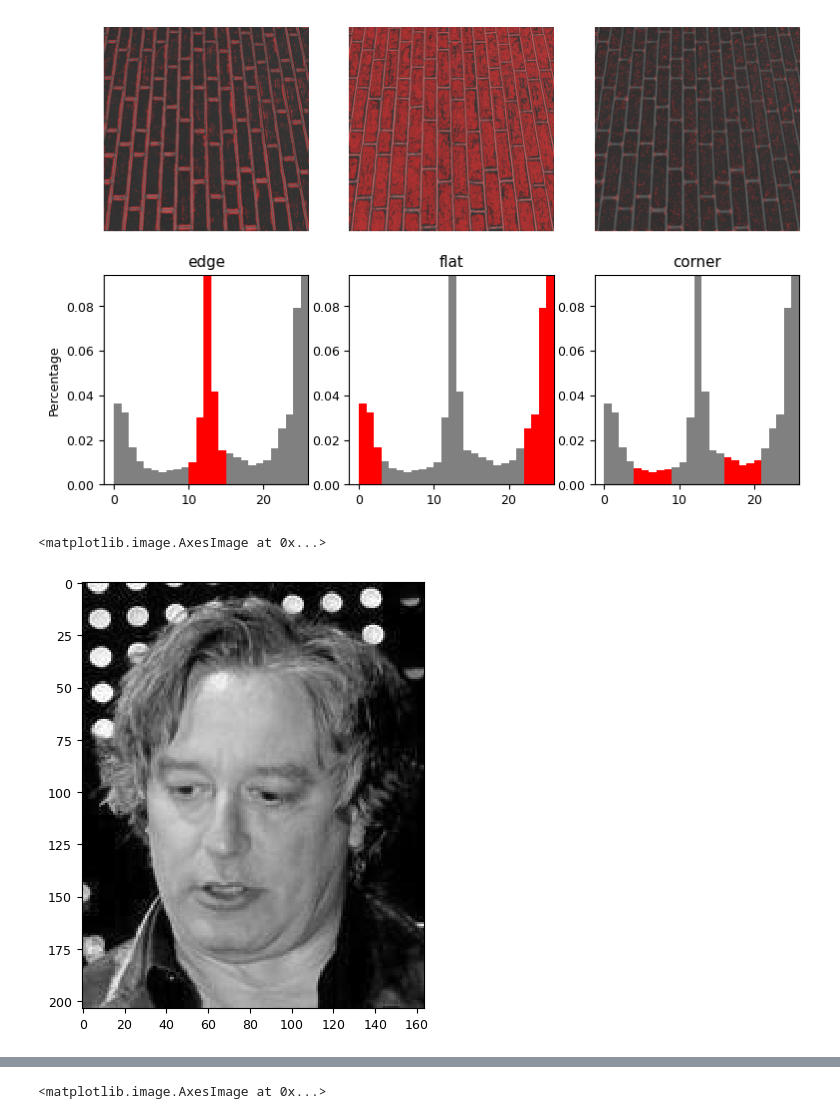
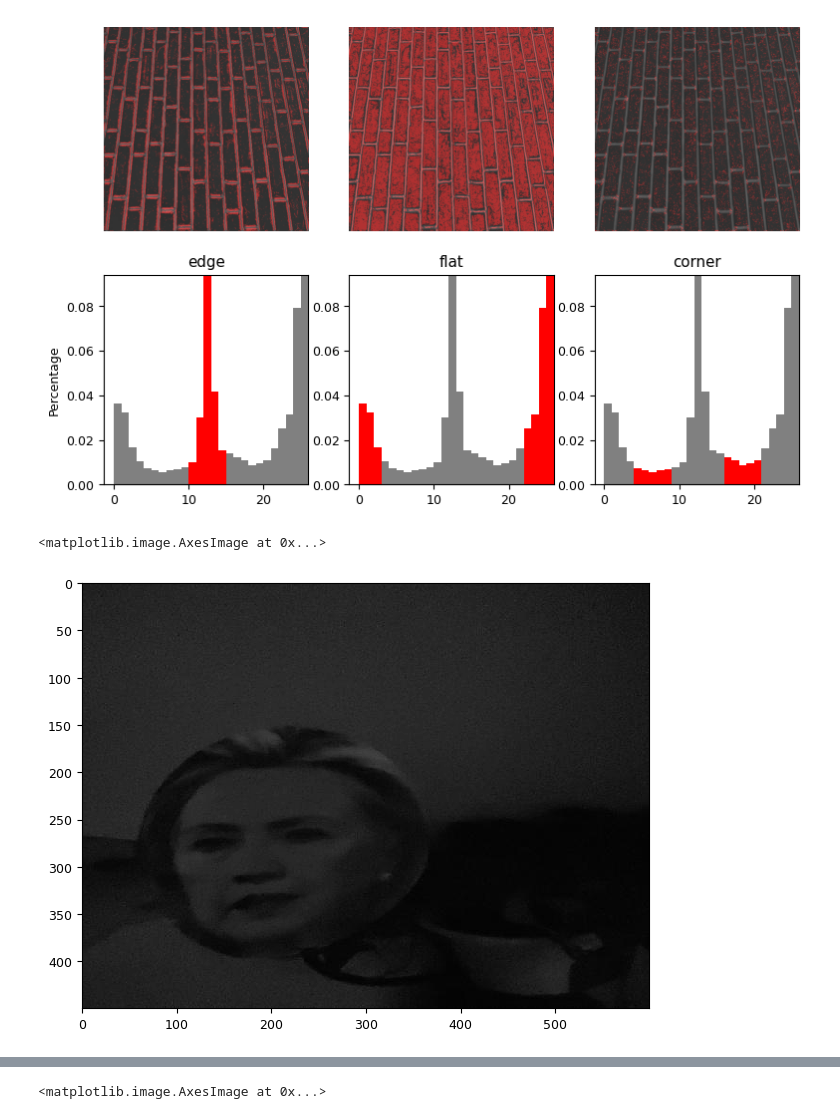
Before and after one commit to pedro-loures/Spoofing-detection, a Jupyter notebook: testing/LBP.ipynb, the cells around one changed output, grey strips where cells are left out. Cells and saved outputs as stored; diff of their text form; code cells hidden in the pictures.

```diff
--- a/testing/LBP.ipynb
+++ b/testing/LBP.ipynb
@@ -120,18 +120,21 @@ for ax in ax_img:
 [figure]
 # %%
 import os
+from pathlib import Path
 from skimage import io
-filename_live  = os.path.join('data/train/live', 'image_4.jpg')
-filename_spoof = os.path.join('data/train/spoof', 'image_1.jpg')
+git_dir = Path().parent.absolute().parent
+
+filename_live  = os.path.join(git_dir,'data/test/live/image_0.jpg')
+filename_spoof = os.path.join(git_dir,'data/test/spoof/image_2.jpg')
 image_live = io.imread(filename_live, as_gray=True)
 image_spoof = io.imread(filename_spoof, as_gray=True)
 # %%
 
 
-io.imshow(image_live)#, io.imshow(image)
+io.imshow(image_spoof)#, io.imshow(image)
 # %% [output]
 <matplotlib.image.AxesImage at 0x...>
-[figure, old version]
+[figure, new version]
 # %%
 # settings for LBP
 radius = 3
```
Also changed, not shown: parts of 2 cells of this notebook, 3 other files.
